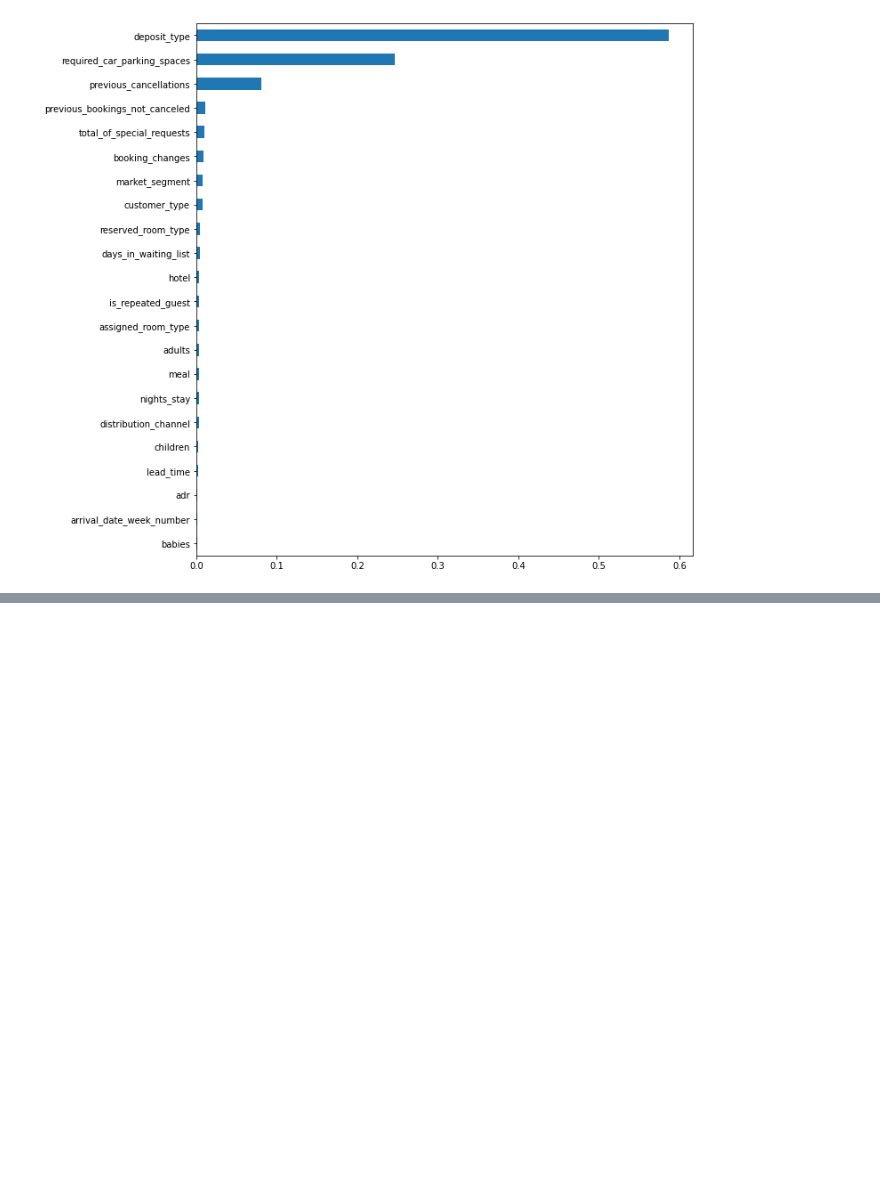
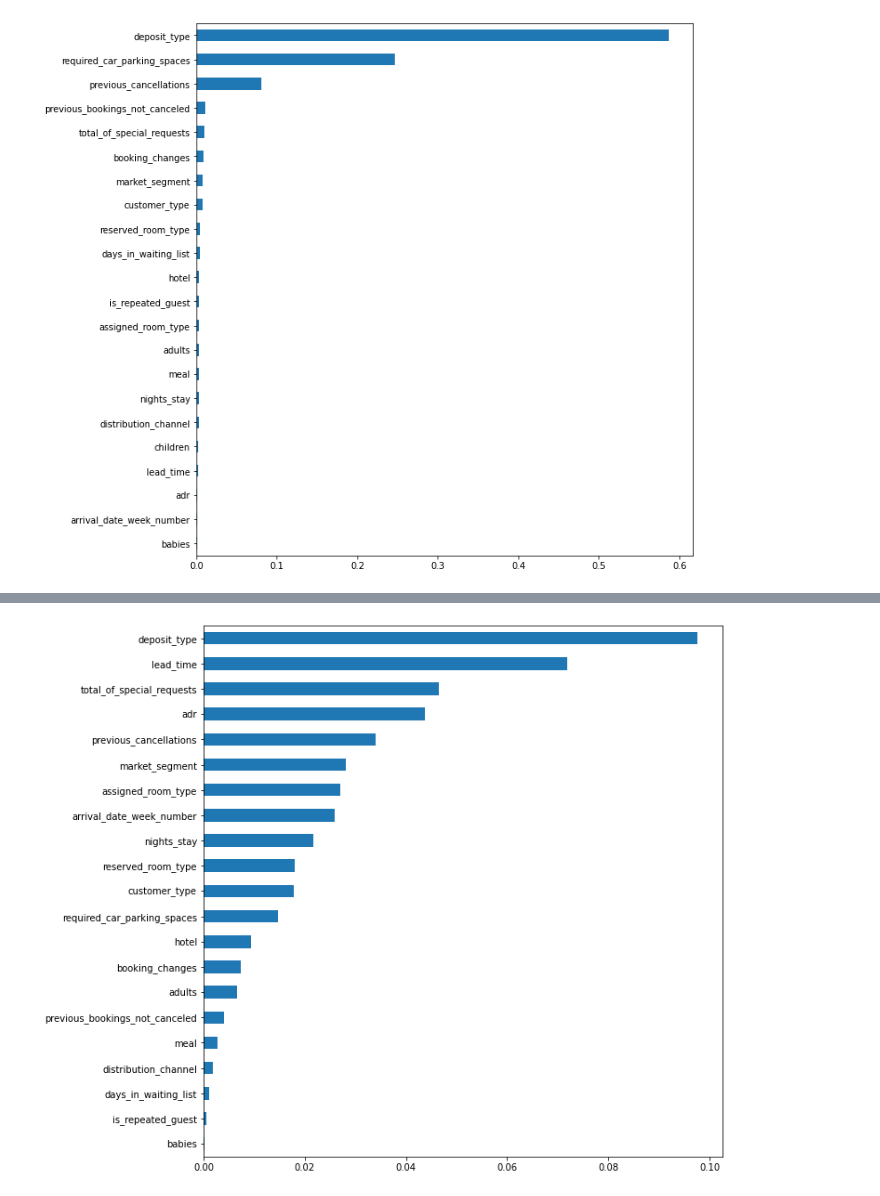
Before and after one commit to karencfisher/Hotel-Cancellations, a Jupyter notebook: notebooks/cancellations.ipynb, the cells around one changed output, grey strips where cells are left out. Drawn from its saved outputs; the diff is of its cells as text; code cells hidden in the pictures; blank space fills up the shorter version.

```diff
--- a/notebooks/cancellations.ipynb
+++ b/notebooks/cancellations.ipynb
@@ -306,0 +404,35 @@ KeyboardInterrupt: ignored
+# %%
+transformers = make_pipeline(tools.wrangleData(max_cardinality=50),
+                             tools.selectFeatures(features),
+                             ce.OrdinalEncoder(),
+                             SimpleImputer())
+
+X_train_transformed = transformers.fit_transform(X_train)
+X_val_transformed = transformers.transform(X_val)
+
+X_train_resample, y_train_resample = SMOTE(random_state=42).fit_sample(X_train_transformed,
+                                                                       y_train_enc)
+
+xgb_model = XGBClassifier(random_state=42,
+                          n_estimators=1500,
+                          max_depth=8,
+                          learning_rate=0.5,
+                          scale_pos_weight=1.67,
+                          n_jobs=-1)
+
+xgb_model.fit(X_train_resample, y_train_resample)
+
+permuter = PermutationImportance(
+    xgb_model,
+    scoring='accuracy',
+    random_state=42
+)
+
+permuter1 = PermutationImportance(
+    xgb_model,
+    scoring='recall',
+    random_state=42
+)
+
+permuter.fit(X_val_transformed, y_val_enc)
+permuter1.fit(X_val_transformed, y_val_enc)
@@ -306,0 +457,3 @@ KeyboardInterrupt: ignored
+# %%
+permute_scores = pd.Series(permuter.feature_importances_, features)
+permute_scores.sort_values(ascending=False)
@@ -306,0 +478,5 @@ KeyboardInterrupt: ignored
+# %%
+plt.figure(figsize=(10, len(features) / 2))
+permute_scores.sort_values().plot.barh();
+# %% [output]
+[figure, added]
```
Also changed, not shown: parts of 19 cells of this notebook.
